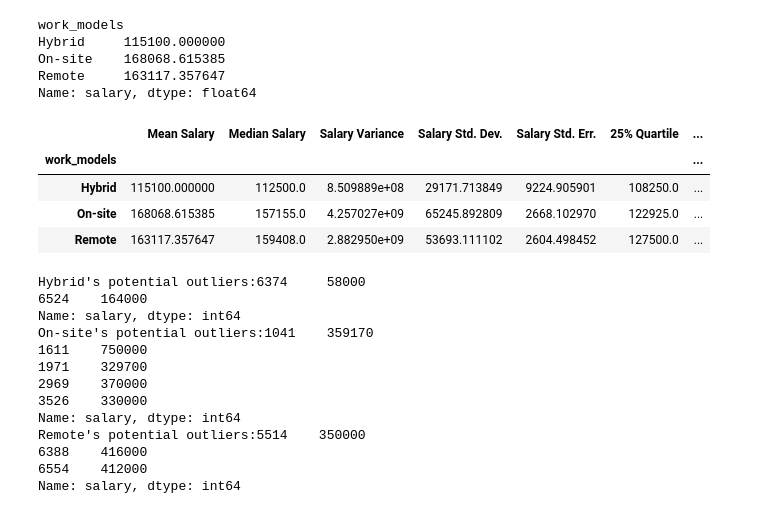
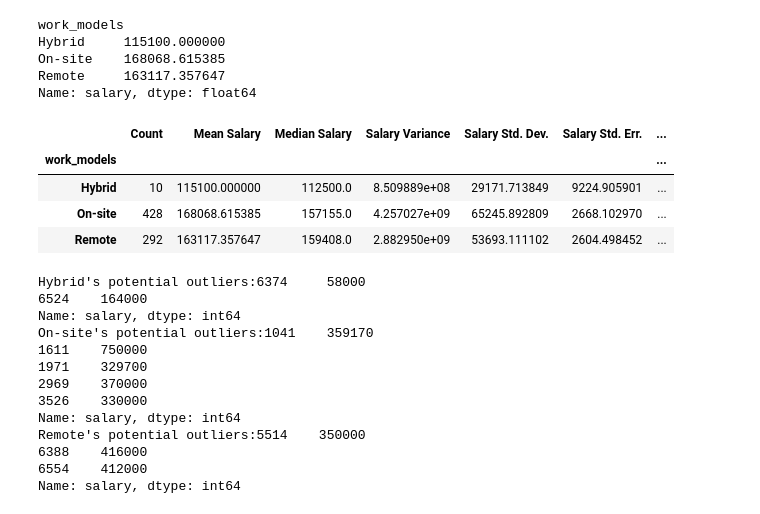
Before and after one commit to shemani2/Project1, a Jupyter notebook: Question_4/question4.ipynb, the cells around one changed output. Saved outputs shown, nothing was run; the diff lists cells and outputs as text; code cells hidden in the pictures.

```diff
--- a/Question_4/question4.ipynb
+++ b/Question_4/question4.ipynb
@@ -437,32 +441,34 @@ On-site    168068.615385
 Remote     163117.357647
 Name: salary, dtype: float64
 # %%
-# Data Analyst Work Model
+# Data Scientist Work Model
+count = data_scientist_df['salary'].groupby(data_scientist_df['work_models']).nunique()
 mean = data_scientist_df['salary'].groupby(data_scientist_df['work_models']).mean()
 median = data_scientist_df['salary'].groupby(data_scientist_df['work_models']).median()
 var = data_scientist_df['salary'].groupby(data_scientist_df['work_models']).var()
 std = data_scientist_df['salary'].groupby(data_scientist_df['work_models']).std()
 sem = data_scientist_df['salary'].groupby(data_scientist_df['work_models']).sem()
 q1 = data_scientist_df['salary'].groupby(data_scientist_df['work_models']).quantile(0.25)
 q3 = data_scientist_df['salary'].groupby(data_scientist_df['work_models']).quantile(0.75)
 # Use groupby and summary statistical methods to calculate the following properties of each work models
 # mean, median, variance, standard deviation, and SEM of the salary
 # Assemble the resulting series into a single summary DataFrame.
-ds_summary_stat = pd.DataFrame({"Mean Salary": mean,
+ds_summary_stat = pd.DataFrame({"Count": count,
+                                "Mean Salary": mean,
                              "Median Salary": median,
                              "Salary Variance": var,
                              "Salary Std. Dev.": std,
                              "Salary Std. Err.": sem,
                              "25% Quartile": q1,
                              "75% Quartille": q3})
 
 ds_summary_stat
 # %% [output]
-|  | Mean Salary | Median Salary | Salary Variance | Salary Std. Dev. | Salary Std. Err. | 25% Quartile | ... |
+|  | Count | Mean Salary | Median Salary | Salary Variance | Salary Std. Dev. | Salary Std. Err. | ... |
 | work_models |  |  |  |  |  |  | ... |
-| Hybrid | 115100.000000 | 112500.0 | 8.509889e+08 | 29171.713849 | 9224.905901 | 108250.0 | ... |
-| On-site | 168068.615385 | 157155.0 | 4.257027e+09 | 65245.892809 | 2668.102970 | 122925.0 | ... |
-| Remote | 163117.357647 | 159408.0 | 2.882950e+09 | 53693.111102 | 2604.498452 | 127500.0 | ... |
+| Hybrid | 10 | 115100.000000 | 112500.0 | 8.509889e+08 | 29171.713849 | 9224.905901 | ... |
+| On-site | 428 | 168068.615385 | 157155.0 | 4.257027e+09 | 65245.892809 | 2668.102970 | ... |
+| Remote | 292 | 163117.357647 | 159408.0 | 2.882950e+09 | 53693.111102 | 2604.498452 | ... |
 # %%
 def outliers(models):
     # Filter the DataFrame based on the models
```
Also changed, not shown: parts of 4 cells of this notebook.
